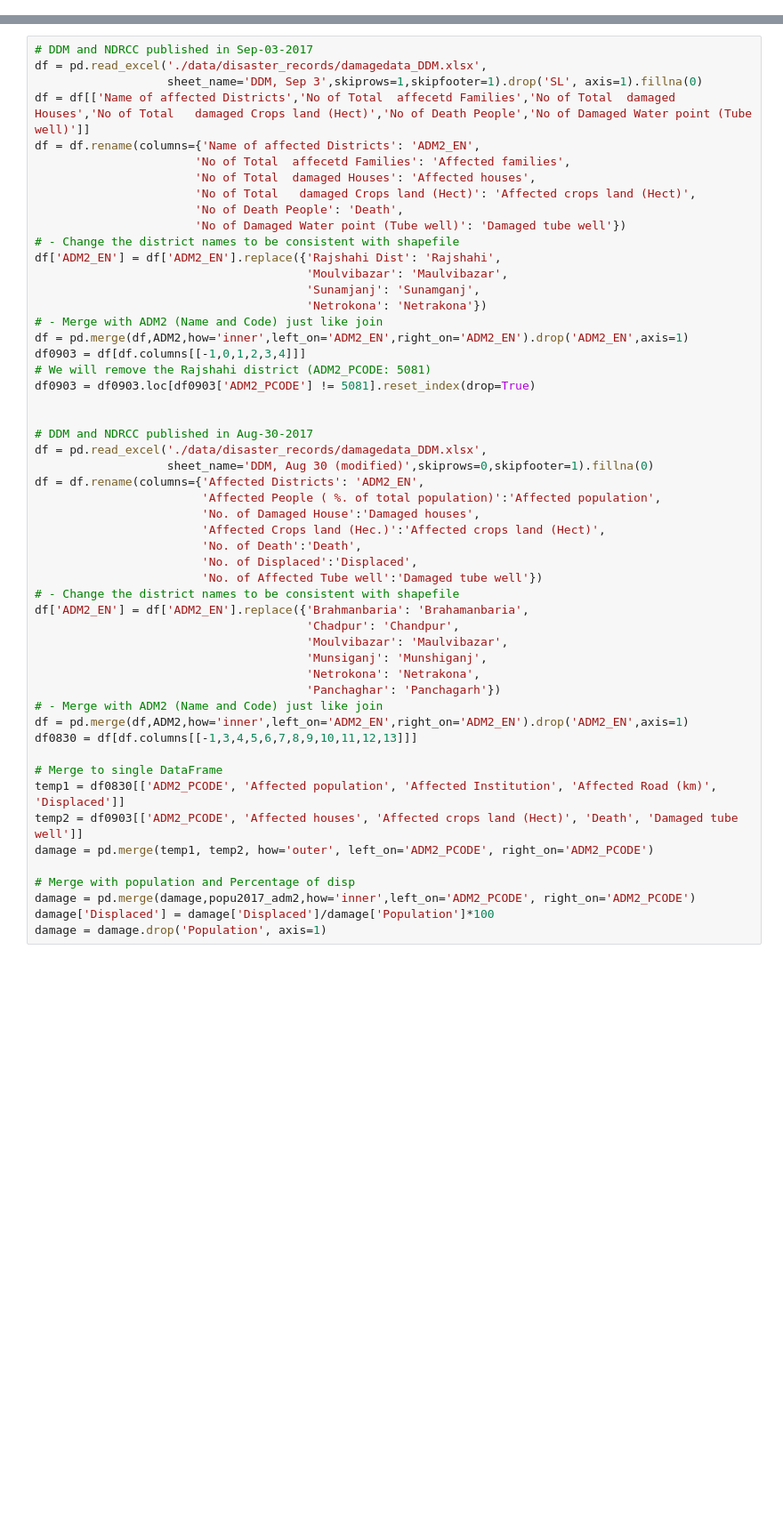
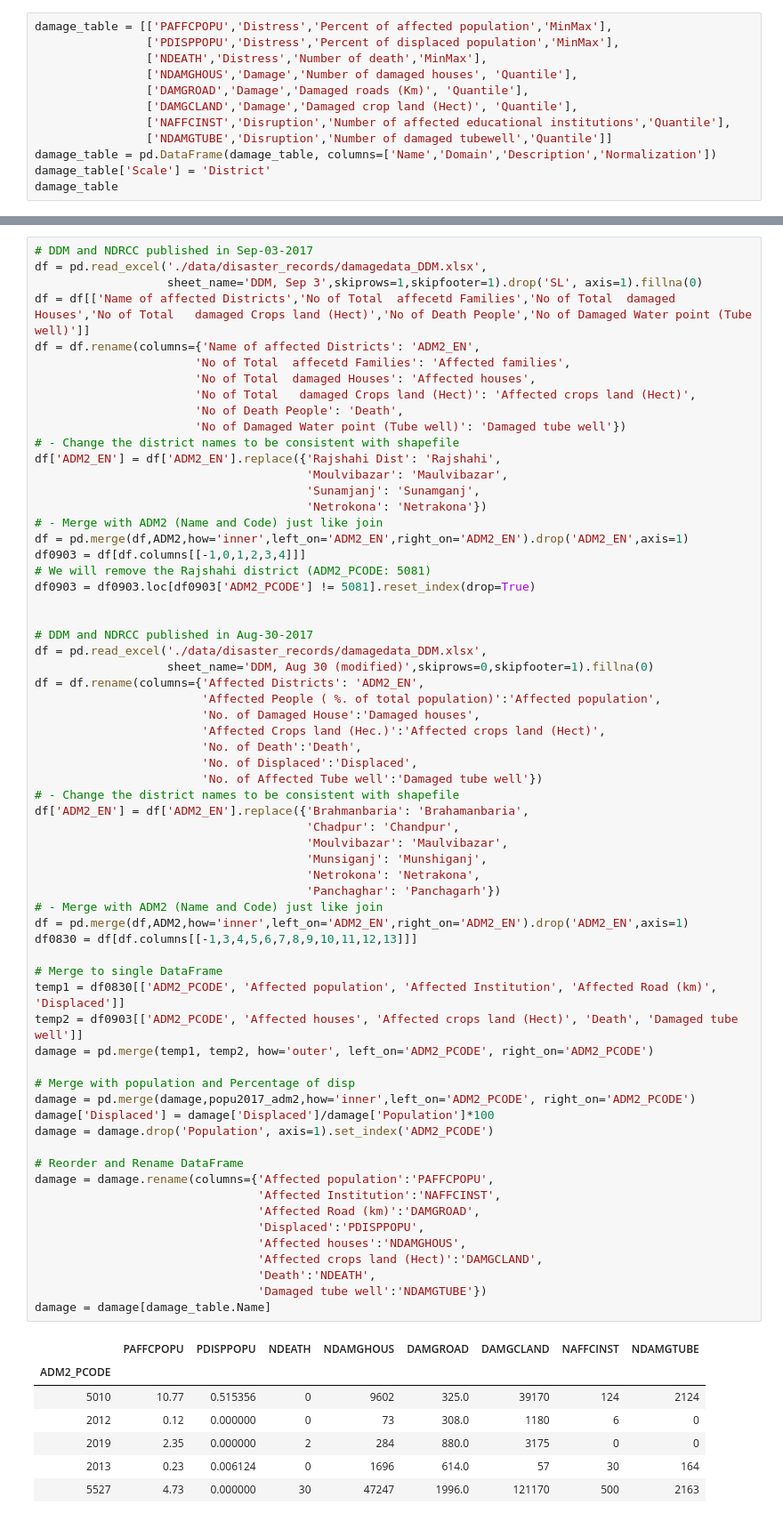
Before and after one commit to gnodnooh/VulnRiskImpact-BGD, a Jupyter notebook: LoadPostDisasterData.ipynb, the cells around one changed output, grey strips where cells are left out. Shown: that part at 89% size. Cells and saved outputs as stored; diff of their text form; blank space fills up the shorter version.

```diff
--- a/LoadPostDisasterData.ipynb
+++ b/LoadPostDisasterData.ipynb
@@ -55,0 +56,12 @@ Here we use the following variables to represent the impacts on public health:
+# %%
+damage_table = [['PAFFCPOPU','Distress','Percent of affected population','MinMax'],
+                ['PDISPPOPU','Distress','Percent of displaced population','MinMax'],
+                ['NDEATH','Distress','Number of death','MinMax'],
+                ['NDAMGHOUS','Damage','Number of damaged houses', 'Quantile'],
+                ['DAMGROAD','Damage','Damaged roads (Km)', 'Quantile'],
+                ['DAMGCLAND','Damage','Damaged crop land (Hect)', 'Quantile'],
+                ['NAFFCINST','Disruption','Number of affected educational institutions','Quantile'],
+                ['NDAMGTUBE','Disruption','Number of damaged tubewell','Quantile']]
+damage_table = pd.DataFrame(damage_table, columns=['Name','Domain','Description','Normalization'])
+damage_table['Scale'] = 'District'
+damage_table
@@ -78,31 +100,50 @@ df0903 = df0903.loc[df0903['ADM2_PCODE'] != 5081].reset_index(drop=True)
 
 # DDM and NDRCC published in Aug-30-2017
 df = pd.read_excel('./data/disaster_records/damagedata_DDM.xlsx',
                    sheet_name='DDM, Aug 30 (modified)',skiprows=0,skipfooter=1).fillna(0)
 df = df.rename(columns={'Affected Districts': 'ADM2_EN',
                         'Affected People ( %. of total population)':'Affected population',
                         'No. of Damaged House':'Damaged houses',
                         'Affected Crops land (Hec.)':'Affected crops land (Hect)',
                         'No. of Death':'Death',
                         'No. of Displaced':'Displaced',
                         'No. of Affected Tube well':'Damaged tube well'})
 # - Change the district names to be consistent with shapefile
 df['ADM2_EN'] = df['ADM2_EN'].replace({'Brahmanbaria': 'Brahamanbaria',
                                        'Chadpur': 'Chandpur',
                                        'Moulvibazar': 'Maulvibazar',
                                        'Munsiganj': 'Munshiganj',
                                        'Netrokona': 'Netrakona',
                                        'Panchaghar': 'Panchagarh'})
 # - Merge with ADM2 (Name and Code) just like join
 df = pd.merge(df,ADM2,how='inner',left_on='ADM2_EN',right_on='ADM2_EN').drop('ADM2_EN',axis=1)
 df0830 = df[df.columns[[-1,3,4,5,6,7,8,9,10,11,12,13]]]
 
 # Merge to single DataFrame
 temp1 = df0830[['ADM2_PCODE', 'Affected population', 'Affected Institution', 'Affected Road (km)', 'Displaced']]
 temp2 = df0903[['ADM2_PCODE', 'Affected houses', 'Affected crops land (Hect)', 'Death', 'Damaged tube well']]
 damage = pd.merge(temp1, temp2, how='outer', left_on='ADM2_PCODE', right_on='ADM2_PCODE')
 
 # Merge with population and Percentage of disp
 damage = pd.merge(damage,popu2017_adm2,how='inner',left_on='ADM2_PCODE', right_on='ADM2_PCODE')
 damage['Displaced'] = damage['Displaced']/damage['Population']*100
-damage = damage.drop('Population', axis=1)
+damage = damage.drop('Population', axis=1).set_index('ADM2_PCODE')
+
+# Reorder and Rename DataFrame
+damage = damage.rename(columns={'Affected population':'PAFFCPOPU',
+                                'Affected Institution':'NAFFCINST',
+                                'Affected Road (km)':'DAMGROAD',
+                                'Displaced':'PDISPPOPU',
+                                'Affected houses':'NDAMGHOUS',
+                                'Affected crops land (Hect)':'DAMGCLAND',
+                                'Death':'NDEATH',
+                                'Damaged tube well':'NDAMGTUBE'})
+damage = damage[damage_table.Name]
+# %% [output]
+|  | PAFFCPOPU | PDISPPOPU | NDEATH | NDAMGHOUS | DAMGROAD | DAMGCLAND | NAFFCINST | NDAMGTUBE |
+| ADM2_PCODE |  |  |  |  |  |  |  |  |
+| 5010 | 10.77 | 0.515356 | 0 | 9602 | 325.0 | 39170 | 124 | 2124 |
+| 2012 | 0.12 | 0.000000 | 0 | 73 | 308.0 | 1180 | 6 | 0 |
+| 2019 | 2.35 | 0.000000 | 2 | 284 | 880.0 | 3175 | 0 | 0 |
+| 2013 | 0.23 | 0.006124 | 0 | 1696 | 614.0 | 57 | 30 | 164 |
+| 5527 | 4.73 | 0.000000 | 30 | 47247 | 1996.0 | 121170 | 500 | 2163 |
```
Also changed, not shown: parts of 12 cells of this notebook, 1 other file.
